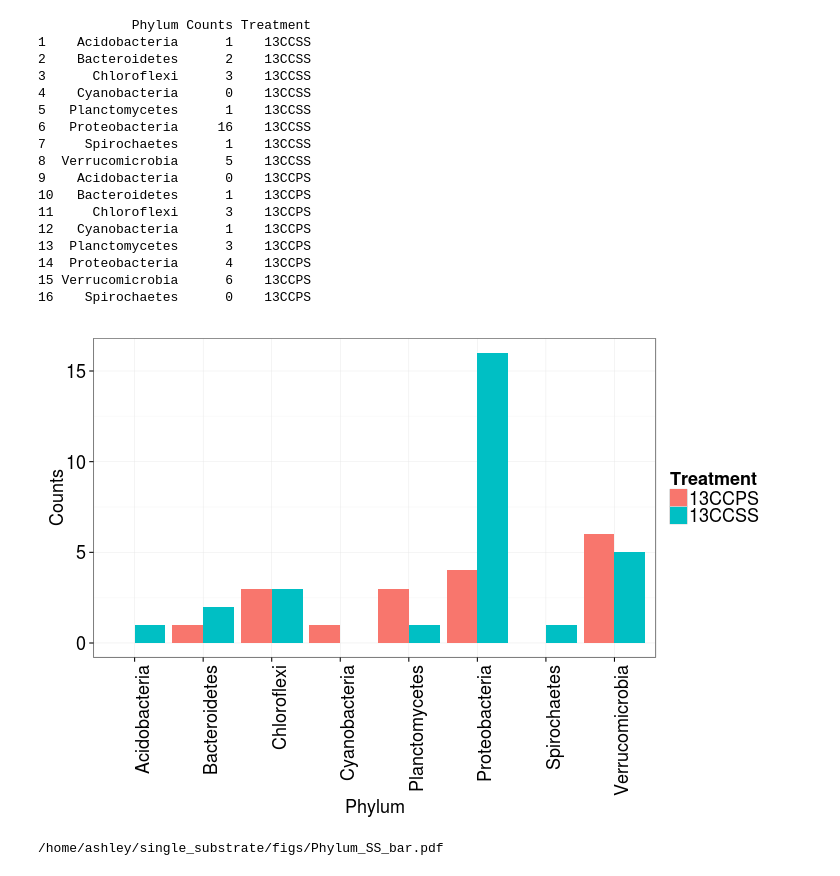
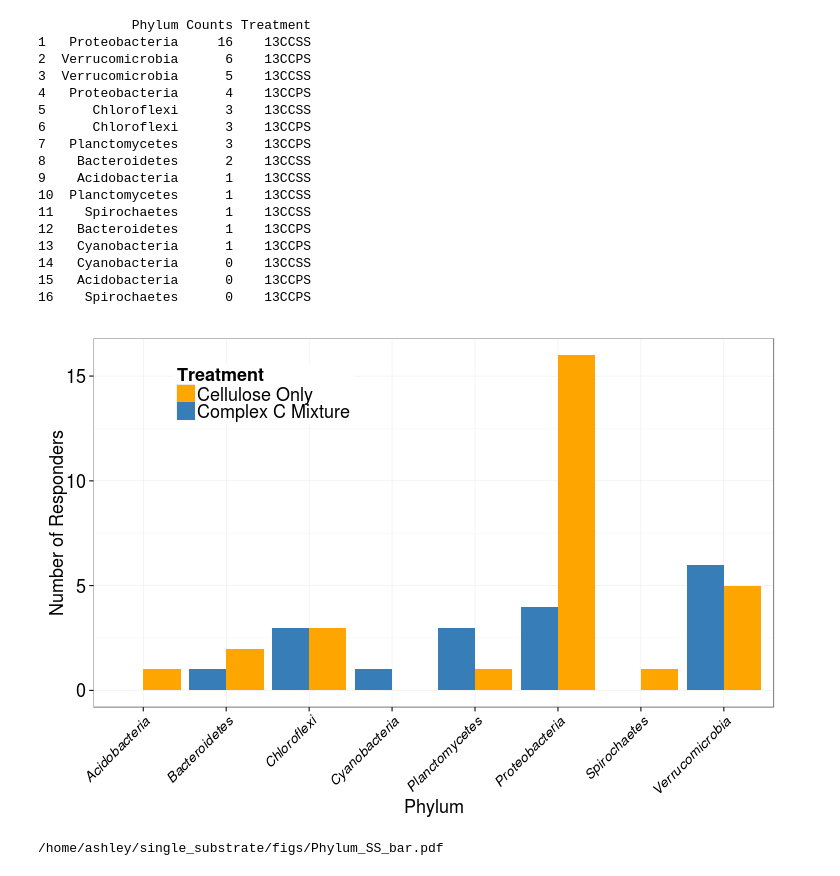
Before and after one commit to acampbellina/single_substrate, a Jupyter notebook: SS_Phylum_bar_fig.ipynb, the cells around one changed output. Drawn from its saved outputs; the diff is of its cells as text; code cells hidden in the pictures.

Commit message:
treatment colors and legend position

```diff
--- a/SS_Phylum_bar_fig.ipynb
+++ b/SS_Phylum_bar_fig.ipynb
@@ -21,47 +36,57 @@ library(gridExtra)
 dat = read.csv("/home/ashley/single_substrate/data/df_resp_SS_counts.csv",header=TRUE)
 # %%
 %%R
+dat = dat %>% arrange(desc(Counts))
 dat
 # %% [output]
             Phylum Counts Treatment
-1    Acidobacteria      1    13CCSS
-2    Bacteroidetes      2    13CCSS
-3      Chloroflexi      3    13CCSS
-4    Cyanobacteria      0    13CCSS
-5   Planctomycetes      1    13CCSS
-6   Proteobacteria     16    13CCSS
-7     Spirochaetes      1    13CCSS
-8  Verrucomicrobia      5    13CCSS
-9    Acidobacteria      0    13CCPS
-10   Bacteroidetes      1    13CCPS
-11     Chloroflexi      3    13CCPS
-12   Cyanobacteria      1    13CCPS
-13  Planctomycetes      3    13CCPS
-14  Proteobacteria      4    13CCPS
-15 Verrucomicrobia      6    13CCPS
+1   Proteobacteria     16    13CCSS
+2  Verrucomicrobia      6    13CCPS
+3  Verrucomicrobia      5    13CCSS
+4   Proteobacteria      4    13CCPS
+5      Chloroflexi      3    13CCSS
+6      Chloroflexi      3    13CCPS
+7   Planctomycetes      3    13CCPS
+8    Bacteroidetes      2    13CCSS
+9    Acidobacteria      1    13CCSS
+10  Planctomycetes      1    13CCSS
+11    Spirochaetes      1    13CCSS
+12   Bacteroidetes      1    13CCPS
+13   Cyanobacteria      1    13CCPS
+14   Cyanobacteria      0    13CCSS
+15   Acidobacteria      0    13CCPS
 16    Spirochaetes      0    13CCPS
 # %%
 %%R -h 500 -w 750
-p = ggplot(dat, aes(y = Counts, x = Phylum, fill = Treatment))
+
+colours = c("#377eb8","orange")
+
+p = ggplot(dat, aes(y = Counts, x = Phylum, fill = Treatment, order = Counts))
 
 #p = p + facet_grid(Treatment~Day)
 
 p = p + geom_bar(stat = "identity", position = "dodge")
 
 p = p + theme_bw()
 
 p = p + theme(axis.text.x = element_text(angle = 90, hjust = 1, size = 18),
               axis.text.y = element_text(size = 18),
               strip.text = element_text(size = 18),
               strip.background = element_blank(),
               axis.title = element_text(size = 18),
               legend.title = element_text(size = 18),
               legend.text = element_text(size = 18))
 
-p = p + labs(fill = "Treatment")
+p = p + labs(fill = "Treatment", y = "Number of Responders")
+
+p = p + scale_fill_manual(values = colours,
+                            breaks=c("13CCSS", "13CCPS"),
+                            labels=c("Cellulose Only", "Complex C Mixture"))
+p = p + theme(axis.text.x = element_text(size = 14, angle = 45, hjust = 1, face = "italic"))
+p = p + theme(legend.position=c(0.25,0.85))
 
 p
 # %% [output]
-[figure, old version]
+[figure, new version]
 # %%
 %%R
```
Also changed, not shown: parts of 3 cells of this notebook, 1 other file.
